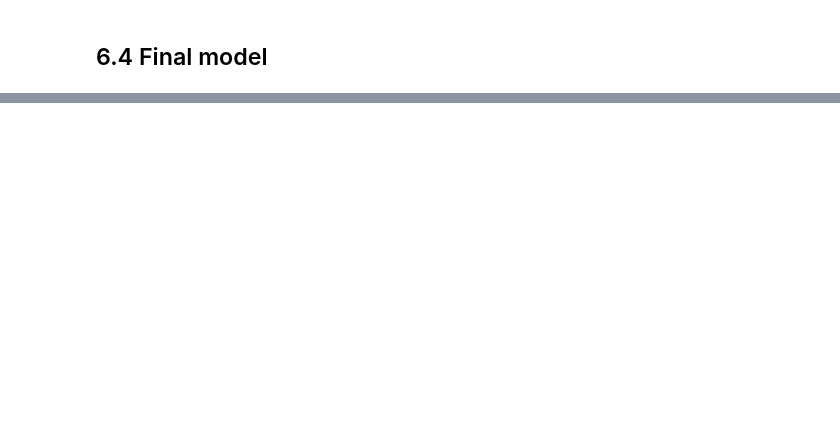
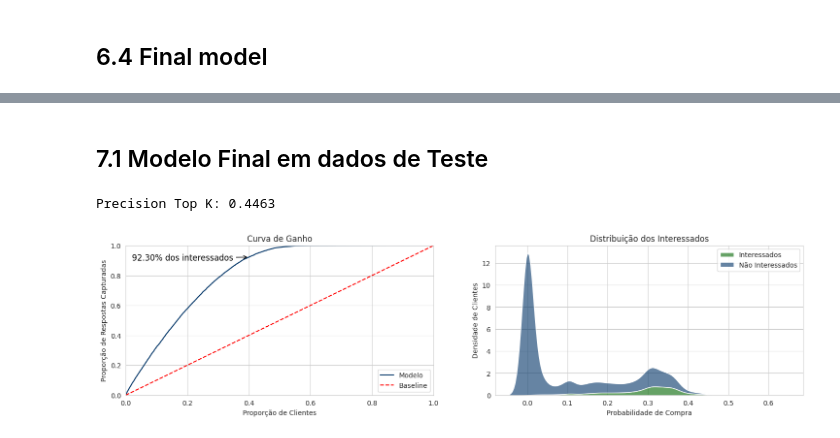
Before and after one commit to RafaelLuckner/Propensao_Compra, a Jupyter notebook: notebooks/propensao_projeto.ipynb, the cells around one changed output, grey strips where cells are left out. Drawn from its saved outputs; the diff is of its cells as text; code cells hidden in the pictures; blank space fills up the shorter version.

Commit message:
finalizada tradução para negócio

```diff
--- a/notebooks/propensao_projeto.ipynb
+++ b/notebooks/propensao_projeto.ipynb
@@ -1114,0 +1109,34 @@ Precision Top K with cross-val: 0.4537
+# %% [markdown]
+## 7.1 Modelo Final em dados de Teste
+# %%
+y_test = dfy_test.copy()
+X_test = dfx_test.copy()
+
+#rename cols
+cols = list(X_test.columns)
+lista = [inflection.underscore(coluna) for coluna in cols ]
+X_test.columns = lista
+
+# add col pct_damage
+X_test = pd.merge(X_test, merged['pct_damage_region'], on= 'region_code', how='left')
+
+# preparation data
+X_test = preparation_val(X_test, encoders)
+
+# drop cols
+X_test = X_test.drop(['id','gender', 'vintage','driving_license'], axis=1)
+# %%
+rf = RandomForestClassifier(n_estimators=100,min_samples_split=10, max_depth=12,random_state = 0,min_samples_leaf=4, max_features = 'sqrt', bootstrap= True)
+
+# Treinando o modelo
+rf.fit(X_train, y_train)
+
+yproba_rf = rf.predict_proba(X_test)
+
+curva_ganho(yproba_rf, y_test, figsize = (18,4), text = (0.02,0.9))
+
+dfx_test['response'] = y_test
+print(f'Precision Top K: {precision_top_k(dfx_test, yproba_rf, k=2000):.4f}')
+# %% [output]
+Precision Top K: 0.4463
+[figure, added]
```
Also changed, not shown: parts of 35 cells of this notebook, 2 other files.
